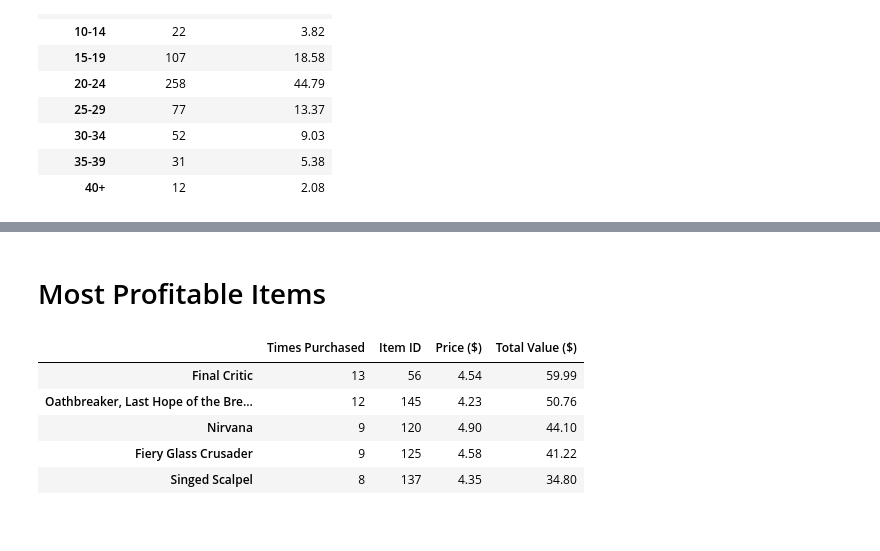
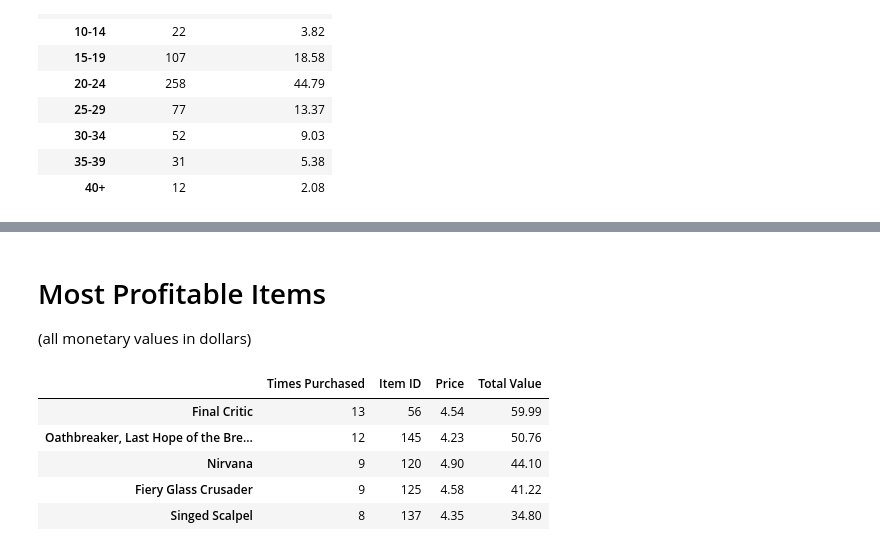
Before and after one commit to IIVIIIII/Heroes_of_Pymoli, a Jupyter notebook: HeroesOfPymoli/HeroesOfPymoli.ipynb, the cells around one changed output, grey strips where cells are left out. Cells and saved outputs as stored; diff of their text form; code cells hidden in the pictures.

Commit message:
clarify monetary units used

```diff
--- a/HeroesOfPymoli/HeroesOfPymoli.ipynb
+++ b/HeroesOfPymoli/HeroesOfPymoli.ipynb
@@ -302,19 +307,20 @@ popular_df.head(5)
 | Extraction, Quickblade Of Trembli... | 9 | 84 | 3.53 | 31.77 |
 # %% [markdown]
 # Most Profitable Items
+(all monetary values in dollars)
 # %%
 # create dataframe that sorts items from most to least profitable
 item_profit_df = item_df.sort_values(["Total Value"], ascending=False)
 
 # convert columns to dollar format where appropriate
 #(some items have multiple prices that are presented as their average)
 item_profit_df['Price'] = price.apply(lambda x: round(np.mean(x), 2))
-item_profit_df['Total Value ($)'] = total_value
+item_profit_df['Total Value'] = total_value
 
 # display top 5 most profitable items
 item_profit_df.head(5)
 # %% [output]
-|  | Times Purchased | Item ID | Price ($) | Total Value ($) |
+|  | Times Purchased | Item ID | Price | Total Value |
 | Final Critic | 13 | 56 | 4.54 | 59.99 |
 | Oathbreaker, Last Hope of the Bre... | 12 | 145 | 4.23 | 50.76 |
 | Nirvana | 9 | 120 | 4.90 | 44.10 |
```
Also changed, not shown: parts of 10 cells of this notebook.
